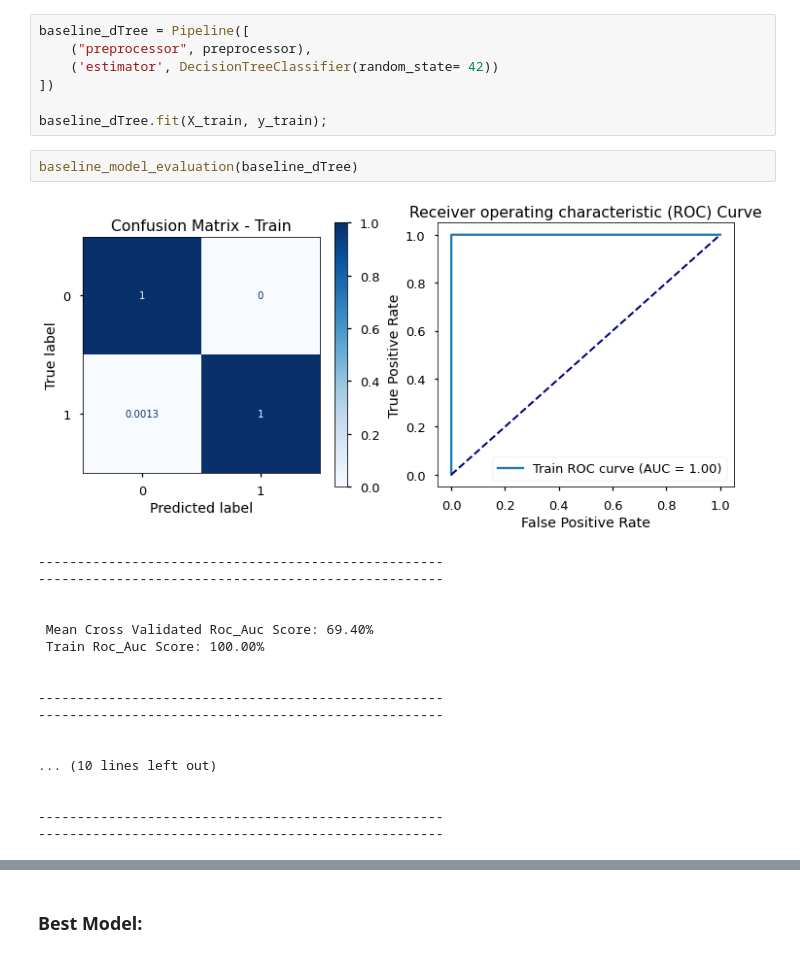
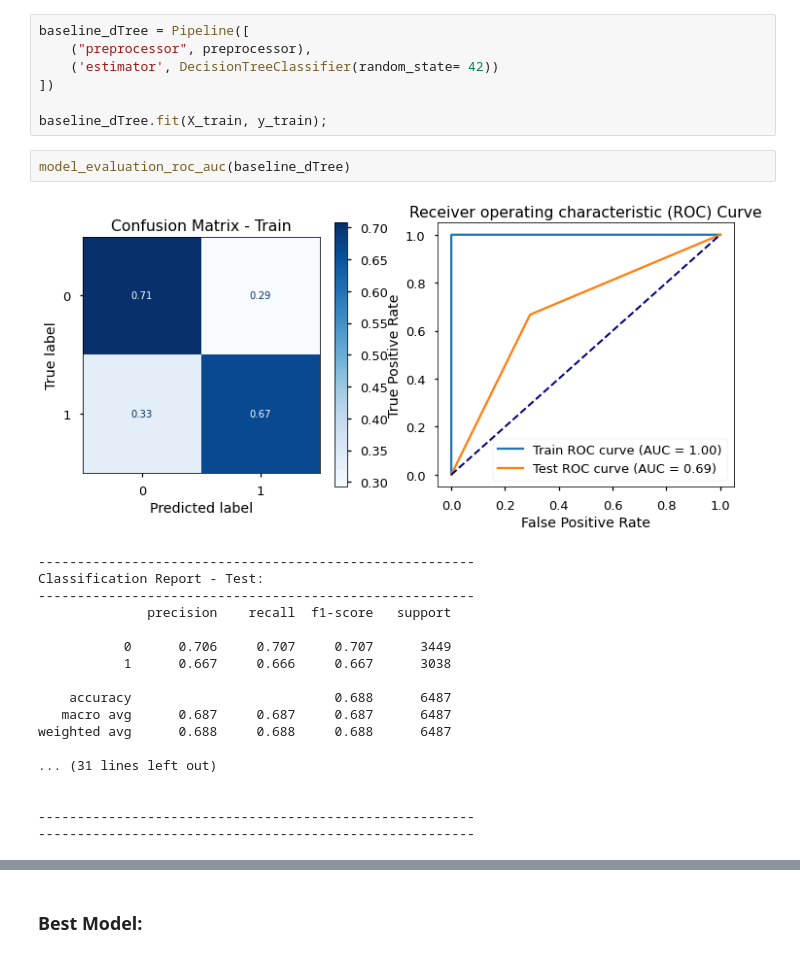
Before and after one commit to erdemiraysu/Seasonal_Flu_Vaccine_Intake_Classification, a Jupyter notebook: Notebook.ipynb, the cells around one changed output, grey strips where cells are left out. Cells and saved outputs as stored; diff of their text form.

```diff
--- a/Notebook.ipynb
+++ b/Notebook.ipynb
@@ -1374,23 +1363,23 @@ baseline_dTree = Pipeline([
 
 baseline_dTree.fit(X_train, y_train);
 # %%
-baseline_model_evaluation(baseline_dTree)
+model_evaluation_roc_auc(baseline_dTree)
 # %% [output]
-[figure, old version]
+[figure, new version]
-----------------------------------------------------
-----------------------------------------------------
+--------------------------------------------------------
+Classification Report - Test:
+--------------------------------------------------------
+              precision    recall  f1-score   support
+
+           0      0.706     0.707     0.707      3449
+           1      0.667     0.666     0.667      3038
+
+    accuracy                          0.688      6487
+   macro avg      0.687     0.687     0.687      6487
+weighted avg      0.688     0.688     0.688      6487
+
+... (31 lines left out)
 
 
- Mean Cross Validated Roc_Auc Score: 69.40%
- Train Roc_Auc Score: 100.00%
-
-
-----------------------------------------------------
-----------------------------------------------------
-
-
-... (10 lines left out)
-
-
-----------------------------------------------------
-----------------------------------------------------
+--------------------------------------------------------
+--------------------------------------------------------
```
Also changed, not shown: parts of 100 cells of this notebook.
